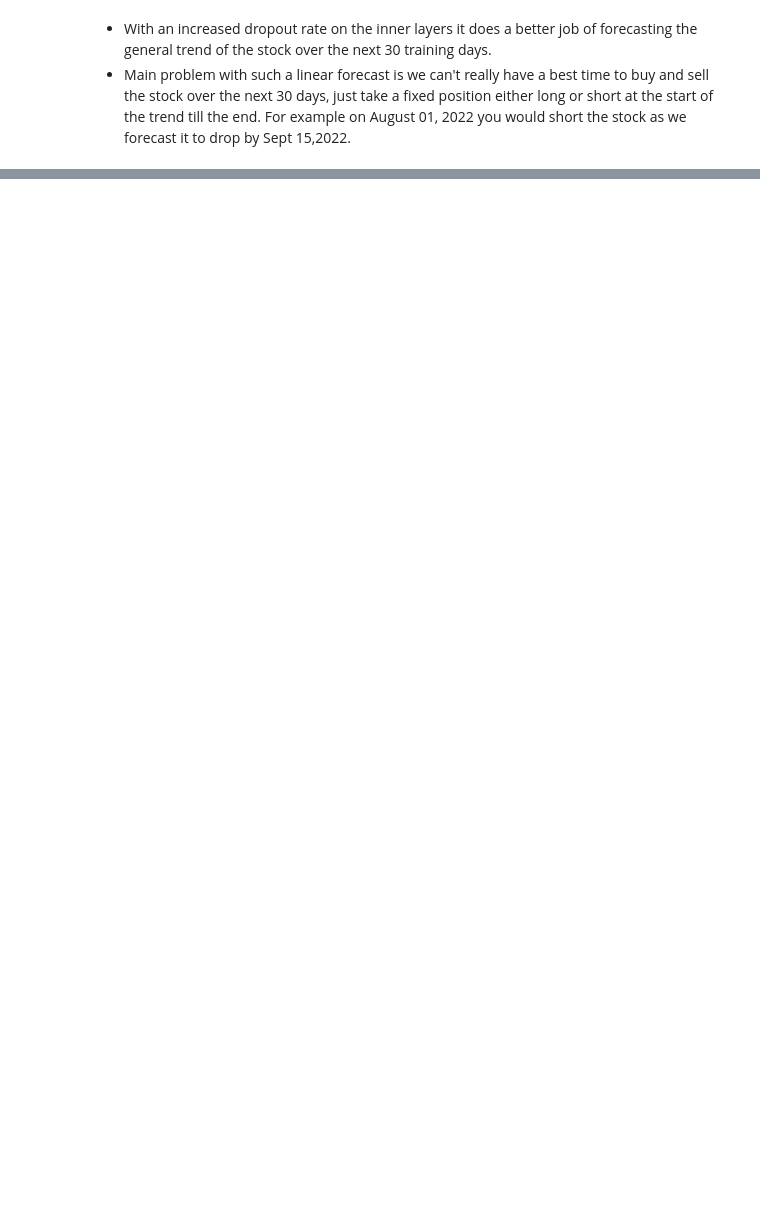
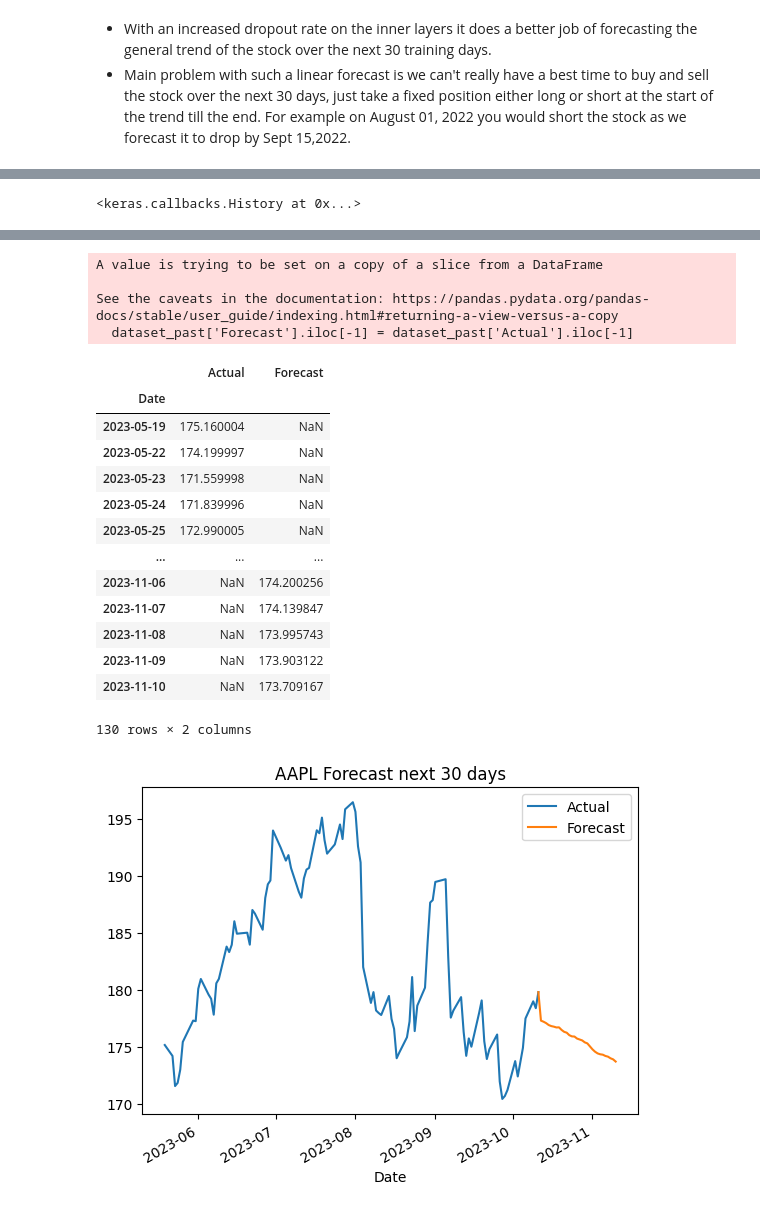
Before and after one commit to nishantpatel54/MonkeyMaker, a Jupyter notebook: Models/30day-stock-forecast-lstm.ipynb, the cells around one changed output, grey strips where cells are left out. Saved outputs shown, nothing was run; the diff lists cells and outputs as text; code cells hidden in the pictures; blank space fills up the shorter version.

Commit message:
Kaggle Notebook | 30day stock forecast LSTM | Version 17

```diff
--- a/Models/30day-stock-forecast-lstm.ipynb
+++ b/Models/30day-stock-forecast-lstm.ipynb
@@ -230,0 +263,31 @@ See the caveats in the documentation: https://pandas.pydata.org/pandas-docs/stab
+# %%
+
+model.compile(loss='mean_squared_error', optimizer='adam')
+
+model.fit(X_train, y_train, epochs=100, batch_size=32, verbose=0)
+# %% [output]
+<keras.callbacks.History at 0x...>
+# %%
+X_ = train_set_scaled[-lookback:]
+X_ = X_.reshape(1, lookback, 1)
+
+y_ = model.predict(X_).reshape(-1,1)
+y_ = sc.inverse_transform(y_)
+
+dataset_past = dataset[['Close']].reset_index()
+dataset_past.rename(columns={'index':'Date','Close':'Actual'},inplace=True)
+dataset_past['Date'] = pd.to_datetime(dataset_past['Date'])
+dataset_past['Forecast'] = np.nan
+dataset_past['Forecast'].iloc[-1] = dataset_past['Actual'].iloc[-1]
+
+
+df_future = pd.DataFrame(columns=['Date', 'Actual', 'Forecast'])
+df_future['Date'] = pd.date_range(start=dataset_past['Date'].iloc[-1] + pd.Timedelta(days=1), periods=forecast)
+df_future['Forecast'] = y_.flatten()
+df_future['Actual'] = np.nan
+
+dataset_preds = pd.concat([dataset_past.iloc[-100:], df_future]).set_index('Date')
+
+dataset_preds.plot(title=ticker+' Forecast next 30 days')
+dataset_preds
+# %% [output]
@@ -230,0 +295,19 @@ See the caveats in the documentation: https://pandas.pydata.org/pandas-docs/stab
+A value is trying to be set on a copy of a slice from a DataFrame
+
+See the caveats in the documentation: https://pandas.pydata.org/pandas-docs/stable/user_guide/indexing.html#returning-a-view-versus-a-copy
+  dataset_past['Forecast'].iloc[-1] = dataset_past['Actual'].iloc[-1]
+|  | Actual | Forecast |
+| Date |  |  |
+| 2023-05-19 | 175.160004 | NaN |
+| 2023-05-22 | 174.199997 | NaN |
+| 2023-05-23 | 171.559998 | NaN |
+| 2023-05-24 | 171.839996 | NaN |
+| 2023-05-25 | 172.990005 | NaN |
+| ... | ... | ... |
+| 2023-11-06 | NaN | 174.200256 |
+| 2023-11-07 | NaN | 174.139847 |
+| 2023-11-08 | NaN | 173.995743 |
+| 2023-11-09 | NaN | 173.903122 |
+| 2023-11-10 | NaN | 173.709167 |
+130 rows × 2 columns
+[figure, added]
```
Also changed, not shown: parts of 5 cells of this notebook.
